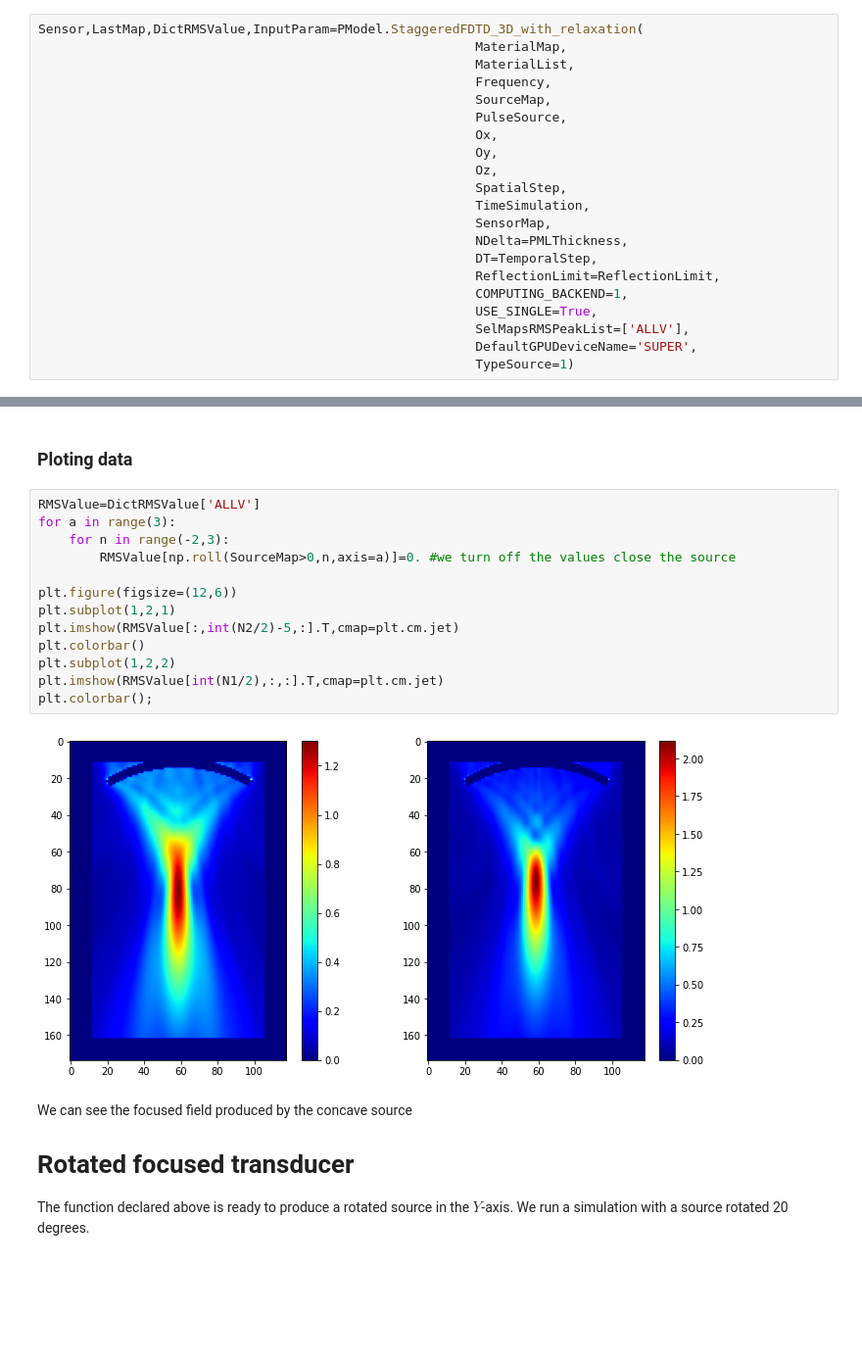
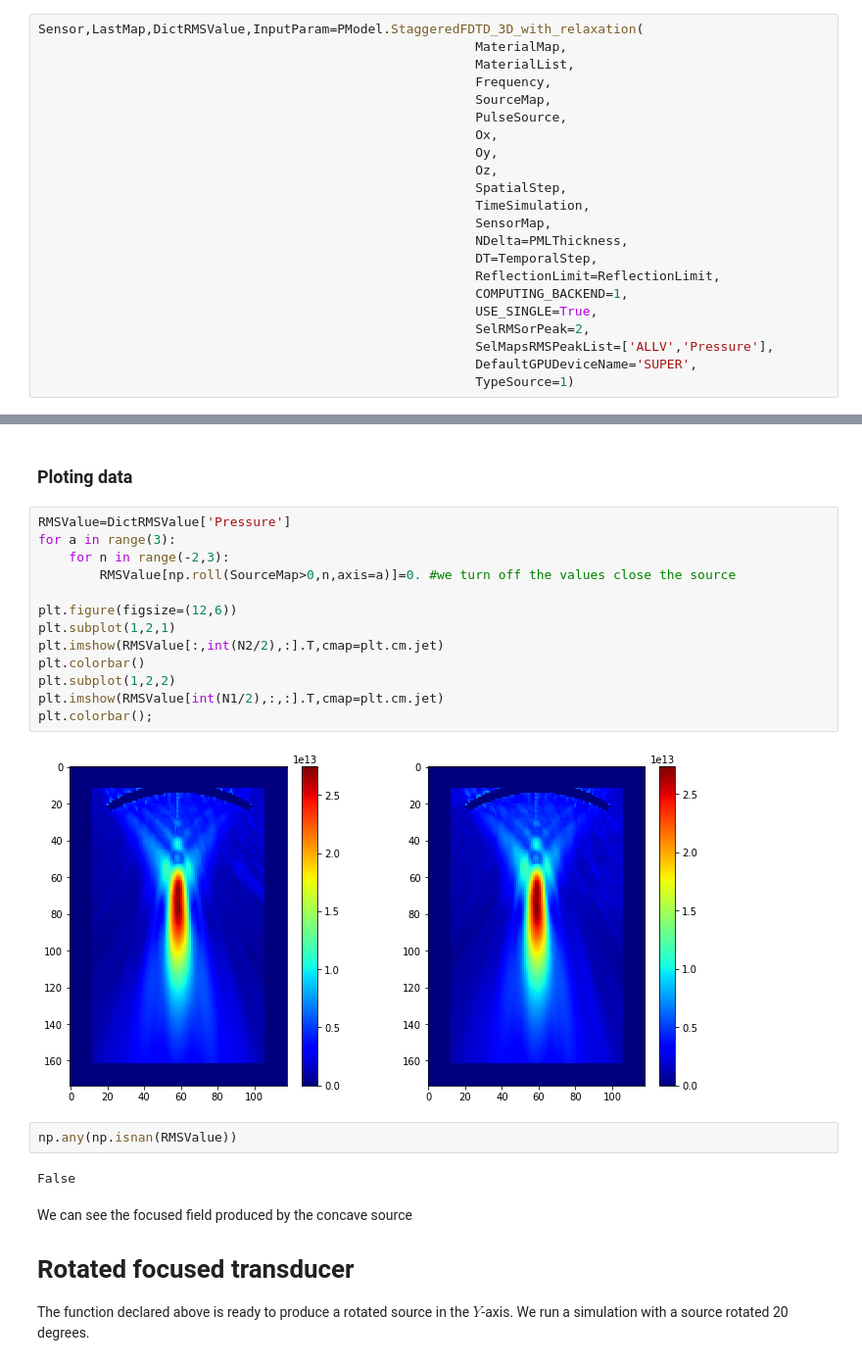
Before and after one commit to ProteusMRIgHIFU/BabelViscoFDTD, a Jupyter notebook: Tutorial Notebooks/3 - Focusing Sources.ipynb, the cells around one changed output, grey strips where cells are left out. Shown at 98% size. Drawn from its saved outputs; the diff is of its cells as text; blank space fills up the shorter version.

```diff
--- a/Tutorial Notebooks/3 - Focusing Sources.ipynb
+++ b/Tutorial Notebooks/3 - Focusing Sources.ipynb
@@ -144,7 +148,8 @@ Sensor,LastMap,DictRMSValue,InputParam=PModel.StaggeredFDTD_3D_with_relaxation(
                                                          ReflectionLimit=ReflectionLimit,
                                                          COMPUTING_BACKEND=1,
                                                          USE_SINGLE=True,
-                                                         SelMapsRMSPeakList=['ALLV'],
+                                                         SelRMSorPeak=2,
+                                                         SelMapsRMSPeakList=['ALLV','Pressure'],
                                                          DefaultGPUDeviceName='SUPER',
                                                          TypeSource=1)
 # %% [output]
@@ -168,20 +173,24 @@ Time to run low level FDTDStaggered_3D = 3.9284048080444336
 # %% [markdown]
 ### Ploting data
 # %%
-RMSValue=DictRMSValue['ALLV']
+RMSValue=DictRMSValue['Pressure']
 for a in range(3):
     for n in range(-2,3):
         RMSValue[np.roll(SourceMap>0,n,axis=a)]=0. #we turn off the values close the source
 
 plt.figure(figsize=(12,6))
 plt.subplot(1,2,1)
-plt.imshow(RMSValue[:,int(N2/2)-5,:].T,cmap=plt.cm.jet)
+plt.imshow(RMSValue[:,int(N2/2),:].T,cmap=plt.cm.jet)
 plt.colorbar()
 plt.subplot(1,2,2)
 plt.imshow(RMSValue[int(N1/2),:,:].T,cmap=plt.cm.jet)
 plt.colorbar();
 # %% [output]
-[figure, old version]
+[figure, new version]
+# %%
+np.any(np.isnan(RMSValue))
+# %% [output]
+False
 # %% [markdown]
 We can see the focused field produced by the concave source
 
```
Also changed, not shown: parts of 4 cells of this notebook, 12 other files.
